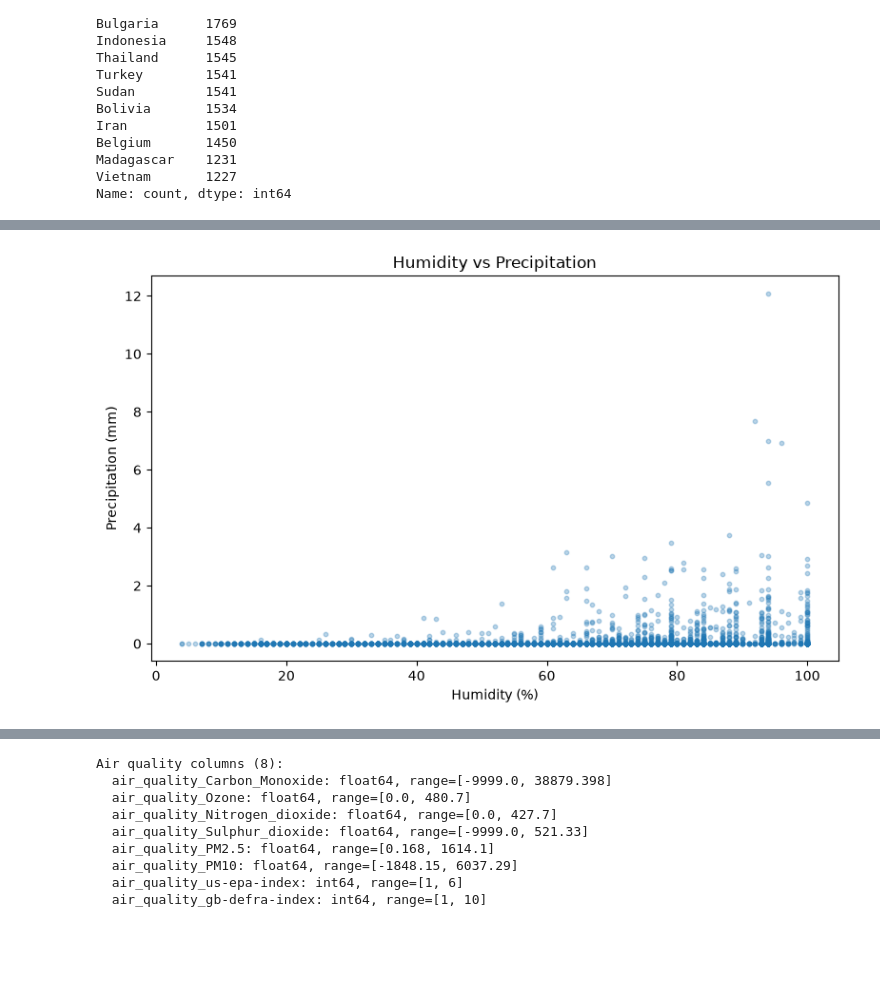
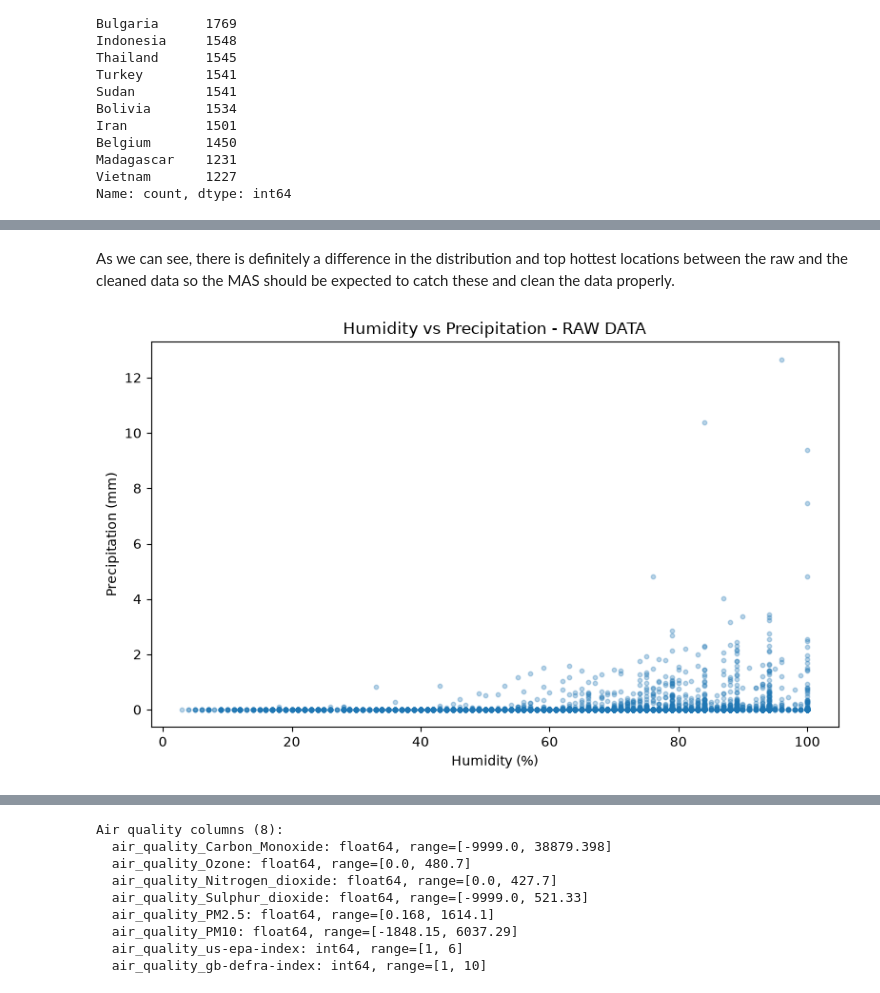
Before and after one commit to helenavioletta/MAS_leadershipstyles, a Jupyter notebook: notebooks/01_explore_dataset.ipynb, the cells around one changed output, grey strips where cells are left out. Cells and saved outputs as stored; diff of their text form; code cells hidden in the pictures; blank space fills up the shorter version.

```diff
--- a/notebooks/01_explore_dataset.ipynb
+++ b/notebooks/01_explore_dataset.ipynb
@@ -240,12 +465,14 @@ plt.show()
+# %% [markdown]
+As we can see, there is definitely a difference in the distribution and top hottest locations between the raw and the cleaned data so the MAS should be expected to catch these and clean the data properly.
 # %%
 # Humidity vs Precipitation (Niederschlag) scatter
 fig, ax = plt.subplots(figsize=(8, 5))
-sample = df.sample(n=min(3000, len(df)), random_state=42)
+sample = df.sample(n=min(3000, len(df)), random_state=16)
 ax.scatter(sample['humidity'], sample['precip_mm'], alpha=0.3, s=10)
-ax.set_title('Humidity vs Precipitation')
+ax.set_title('Humidity vs Precipitation - RAW DATA')
 ax.set_xlabel('Humidity (%)')
 ax.set_ylabel('Precipitation (mm)')
 plt.tight_layout()
 plt.show()
 # %% [output]
-[figure, old version]
+[figure, new version]
```
Also changed, not shown: parts of 29 cells of this notebook, 1 other file.
